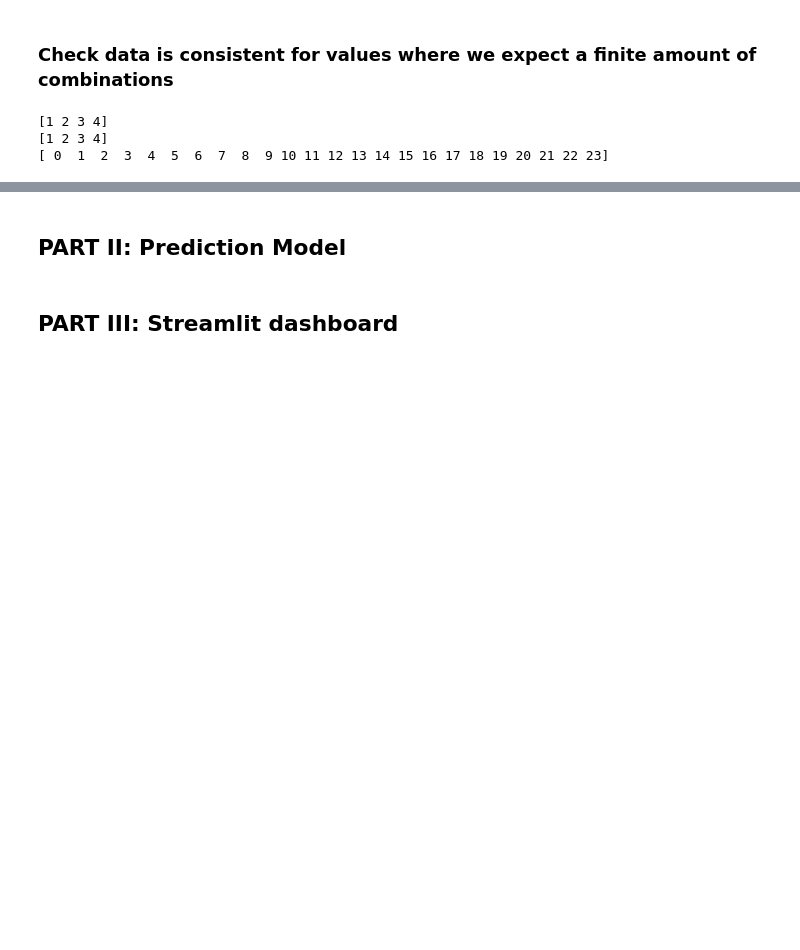
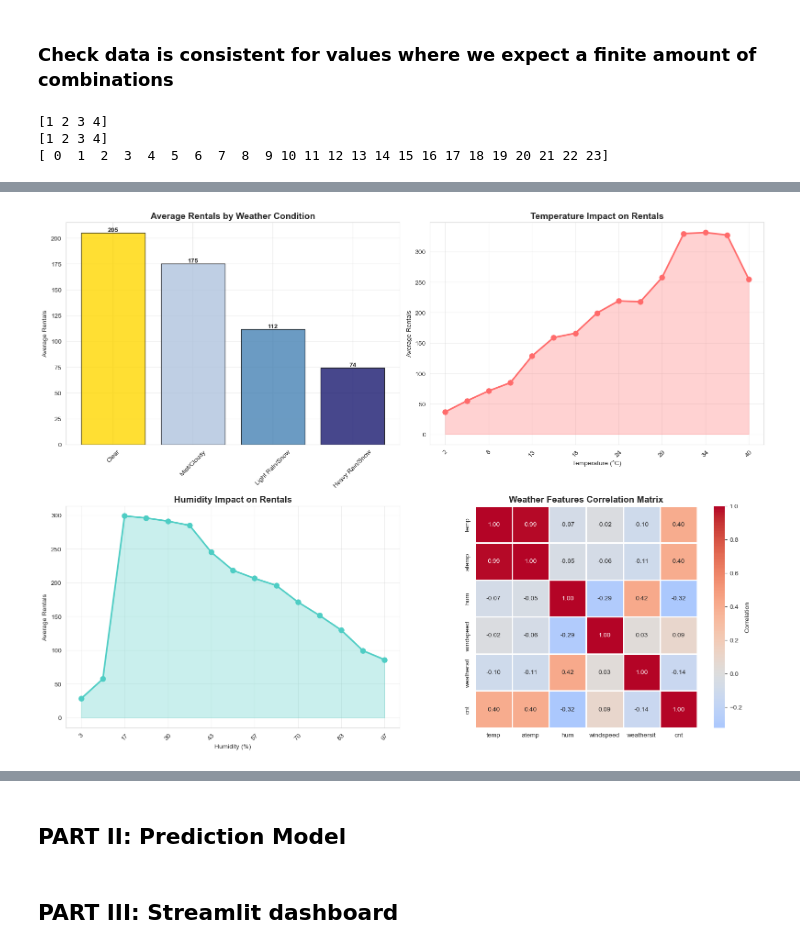
Before and after one commit to KennyHc/python_group, a Jupyter notebook: Group0_Notebook_Assignment2.ipynb, the cells around one changed output, grey strips where cells are left out. Cells and saved outputs as stored; diff of their text form; code cells hidden in the pictures; blank space fills up the shorter version.

```diff
--- a/Group0_Notebook_Assignment2.ipynb
+++ b/Group0_Notebook_Assignment2.ipynb
@@ -63,0 +204,67 @@ df['time_of_day'] = df['hr'].apply(get_time_of_day)
+# %%
+# Weather impact visualizations
+fig, axes = plt.subplots(2, 2, figsize=(16, 12))
+
+# 1. Weather condition impact
+ax = axes[0, 0]
+weather_names = {1: 'Clear', 2: 'Mist/Cloudy', 3: 'Light Rain/Snow', 4: 'Heavy Rain/Snow'}
+weather_avg = df.groupby('weathersit')['cnt'].mean()
+weather_avg.index = weather_avg.index.map(weather_names)
+colors_weather = ['#FFD700', '#B0C4DE', '#4682B4', '#191970']
+bars = ax.bar(weather_avg.index, weather_avg.values, color=colors_weather, alpha=0.8, edgecolor='black')
+ax.set_title('Average Rentals by Weather Condition', fontsize=14, fontweight='bold')
+ax.set_ylabel('Average Rentals')
+ax.tick_params(axis='x', rotation=45)
+ax.grid(True, alpha=0.3, axis='y')
+
+# Add value labels
+for bar in bars:
+    height = bar.get_height()
+    ax.text(bar.get_x() + bar.get_width()/2., height,
+            f'{height:.0f}',
+            ha='center', va='bottom', fontweight='bold')
+
+# 2. Temperature impact (denormalized)
+ax = axes[0, 1]
+df['temp_actual'] = df['temp'] * 41  # Denormalize
+temp_bins = pd.cut(df['temp_actual'], bins=15)
+temp_impact = df.groupby(temp_bins)['cnt'].mean()
+temp_labels = [f'{interval.mid:.0f}' for interval in temp_impact.index]
+ax.plot(range(len(temp_impact)), temp_impact.values, marker='o',
+        color='#FF6B6B', linewidth=2.5, markersize=8)
+ax.fill_between(range(len(temp_impact)), temp_impact.values, alpha=0.3, color='#FF6B6B')
+ax.set_title('Temperature Impact on Rentals', fontsize=14, fontweight='bold')
+ax.set_xlabel('Temperature (°C)')
+ax.set_ylabel('Average Rentals')
+ax.set_xticks(range(0, len(temp_labels), 2))
+ax.set_xticklabels([temp_labels[i] for i in range(0, len(temp_labels), 2)], rotation=45)
+ax.grid(True, alpha=0.3)
+
+# 3. Humidity impact
+ax = axes[1, 0]
+df['hum_actual'] = df['hum'] * 100
+hum_bins = pd.cut(df['hum_actual'], bins=15)
+hum_impact = df.groupby(hum_bins)['cnt'].mean()
+hum_labels = [f'{interval.mid:.0f}' for interval in hum_impact.index]
+ax.plot(range(len(hum_impact)), hum_impact.values, marker='o',
+        color='#4ECDC4', linewidth=2.5, markersize=8)
+ax.fill_between(range(len(hum_impact)), hum_impact.values, alpha=0.3, color='#4ECDC4')
+ax.set_title('Humidity Impact on Rentals', fontsize=14, fontweight='bold')
+ax.set_xlabel('Humidity (%)')
+ax.set_ylabel('Average Rentals')
+ax.set_xticks(range(0, len(hum_labels), 2))
+ax.set_xticklabels([hum_labels[i] for i in range(0, len(hum_labels), 2)], rotation=45)
+ax.grid(True, alpha=0.3)
+
+# 4. Correlation heatmap (weather features only)
+ax = axes[1, 1]
+weather_features = ['temp', 'atemp', 'hum', 'windspeed', 'weathersit', 'cnt']
+corr_matrix = df[weather_features].corr()
+sns.heatmap(corr_matrix, annot=True, fmt='.2f', cmap='coolwarm', center=0,
+            square=True, linewidths=2, ax=ax, cbar_kws={'label': 'Correlation'})
+ax.set_title('Weather Features Correlation Matrix', fontsize=14, fontweight='bold')
+
+plt.tight_layout()
+plt.show()
+# %% [output]
+[figure, added]
```
Also changed, not shown: parts of 19 cells of this notebook, 1 other file.
